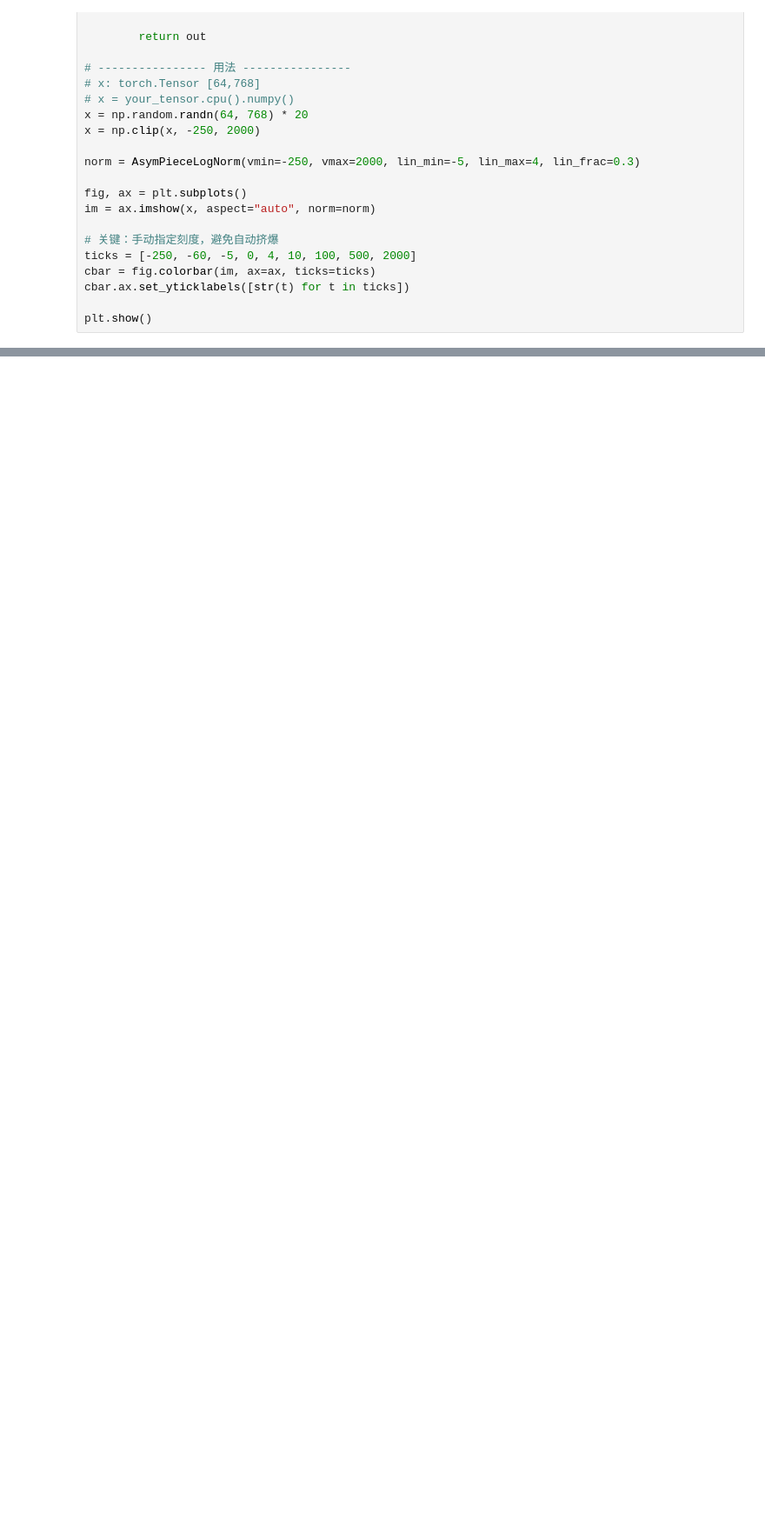
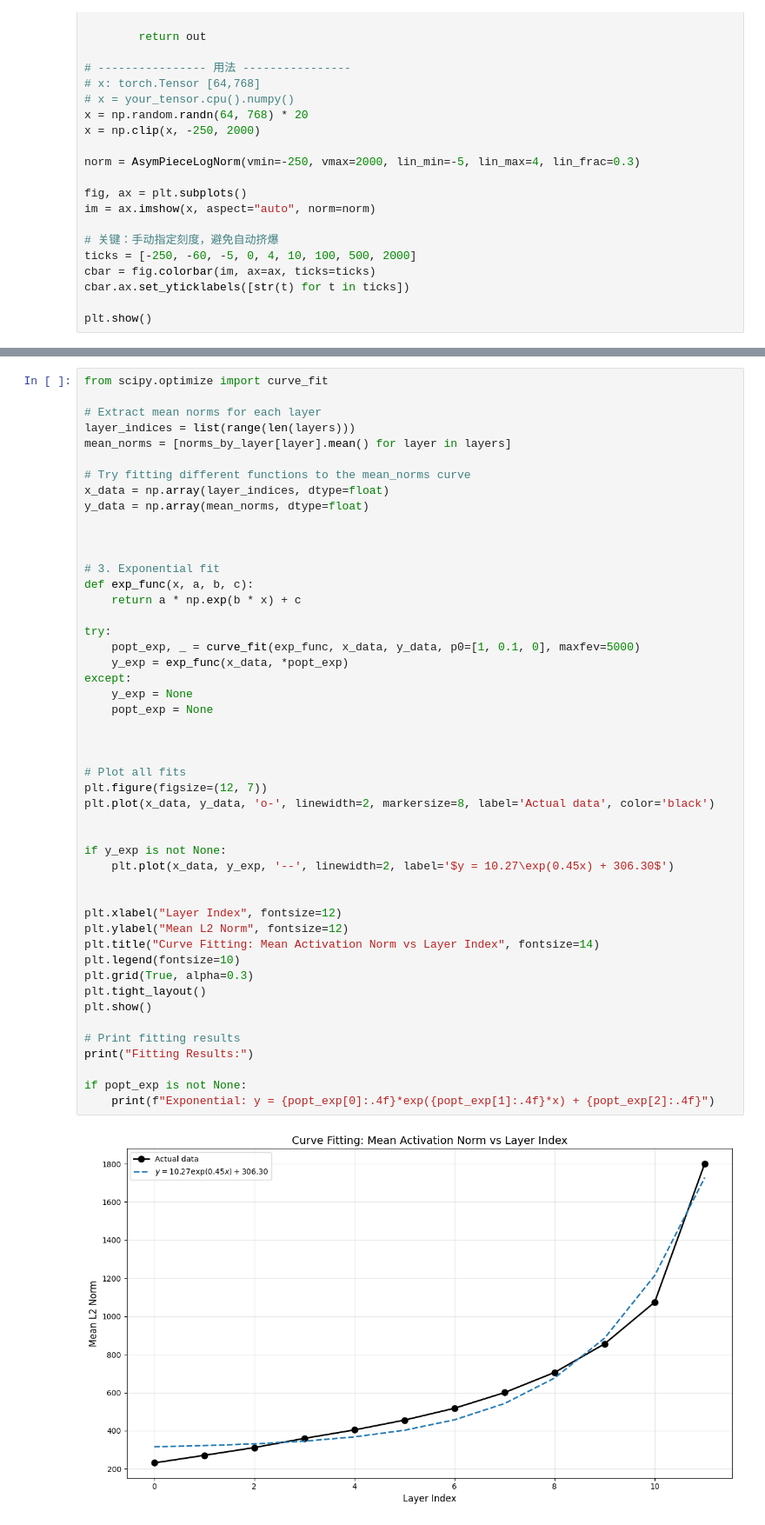
Before and after one commit to karry-z/VASAE, a Jupyter notebook: notebooks/eda.ipynb, the cells around one changed output, grey strips where cells are left out. Shown at 87% size. Drawn from its saved outputs; the diff is of its cells as text; blank space fills up the shorter version.

```diff
--- a/notebooks/eda.ipynb
+++ b/notebooks/eda.ipynb
@@ -264,0 +374,50 @@ plt.show()
+# %%
+from scipy.optimize import curve_fit
+
+# Extract mean norms for each layer
+layer_indices = list(range(len(layers)))
+mean_norms = [norms_by_layer[layer].mean() for layer in layers]
+
+# Try fitting different functions to the mean_norms curve
+x_data = np.array(layer_indices, dtype=float)
+y_data = np.array(mean_norms, dtype=float)
+
+
+
+# 3. Exponential fit
+def exp_func(x, a, b, c):
+    return a * np.exp(b * x) + c
+
+try:
+    popt_exp, _ = curve_fit(exp_func, x_data, y_data, p0=[1, 0.1, 0], maxfev=5000)
+    y_exp = exp_func(x_data, *popt_exp)
+except:
+    y_exp = None
+    popt_exp = None
+
+
+
+# Plot all fits
+plt.figure(figsize=(12, 7))
+plt.plot(x_data, y_data, 'o-', linewidth=2, markersize=8, label='Actual data', color='black')
+
+
+if y_exp is not None:
+    plt.plot(x_data, y_exp, '--', linewidth=2, label='$y = 10.27\exp(0.45x) + 306.30$')
+
+
+plt.xlabel("Layer Index", fontsize=12)
+plt.ylabel("Mean L2 Norm", fontsize=12)
+plt.title("Curve Fitting: Mean Activation Norm vs Layer Index", fontsize=14)
+plt.legend(fontsize=10)
+plt.grid(True, alpha=0.3)
+plt.tight_layout()
+plt.show()
+
+# Print fitting results
+print("Fitting Results:")
+
+if popt_exp is not None:
+    print(f"Exponential: y = {popt_exp[0]:.4f}*exp({popt_exp[1]:.4f}*x) + {popt_exp[2]:.4f}")
+# %% [output]
+[figure, added]
```
Also changed, not shown: parts of 9 cells of this notebook.
